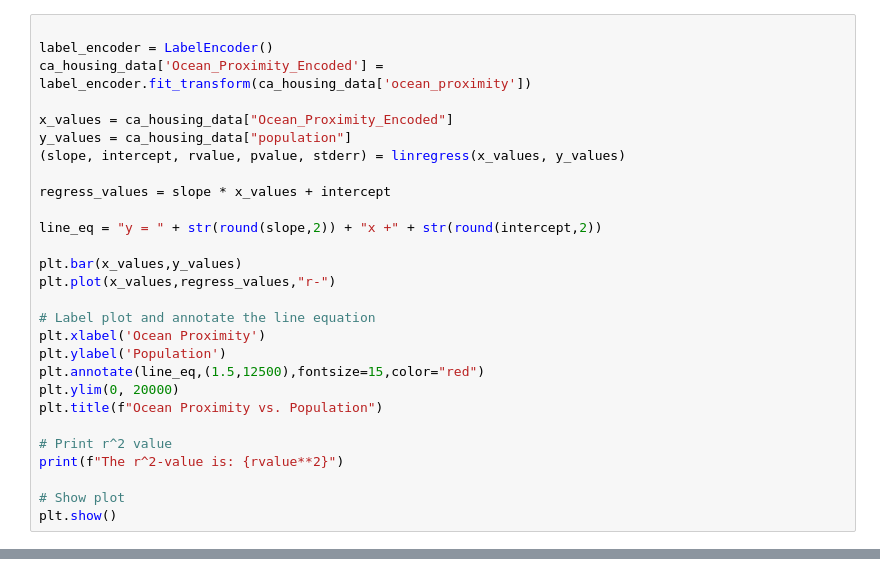
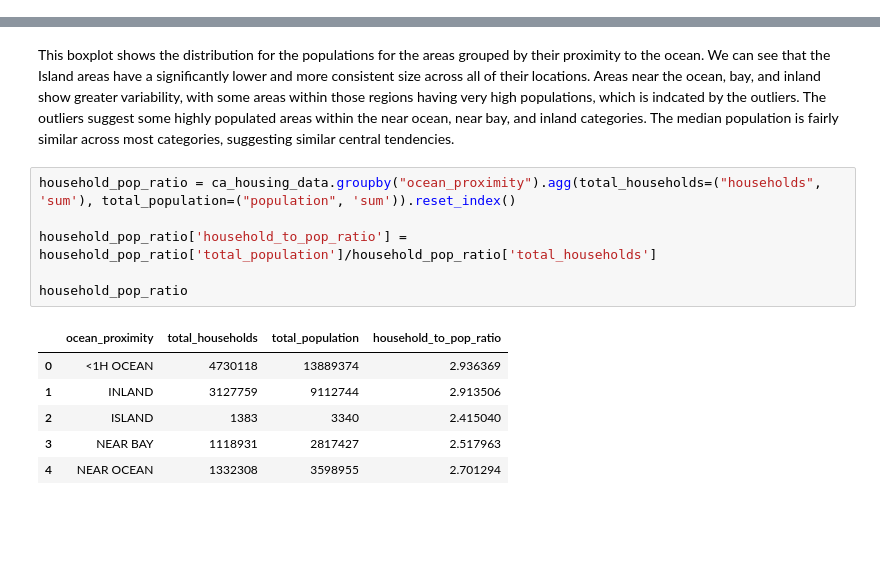
Before and after one commit to k22delafuente/Project_1_G2, a Jupyter notebook: kims_project_1.ipynb, the cells around one changed output, grey strips where cells are left out. Cells and saved outputs as stored; diff of their text form; blank space fills up the shorter version.

```diff
--- a/kims_project_1.ipynb
+++ b/kims_project_1.ipynb
@@ -84,28 +24,0 @@ plt.show()
-# %%
-
-label_encoder = LabelEncoder()
-ca_housing_data['Ocean_Proximity_Encoded'] = label_encoder.fit_transform(ca_housing_data['ocean_proximity'])
-
-x_values = ca_housing_data["Ocean_Proximity_Encoded"]
-y_values = ca_housing_data["population"]
-(slope, intercept, rvalue, pvalue, stderr) = linregress(x_values, y_values)
-
-regress_values = slope * x_values + intercept
-
-line_eq = "y = " + str(round(slope,2)) + "x +" + str(round(intercept,2))
-
-plt.bar(x_values,y_values)
-plt.plot(x_values,regress_values,"r-")
-
-# Label plot and annotate the line equation
-plt.xlabel('Ocean Proximity')
-plt.ylabel('Population')
-plt.annotate(line_eq,(1.5,12500),fontsize=15,color="red")
-plt.ylim(0, 20000)
-plt.title(f"Ocean Proximity vs. Population")
-
-# Print r^2 value
-print(f"The r^2-value is: {rvalue**2}")
-
-# Show plot
-plt.show()
@@ -114,0 +85,15 @@ The r^2-value is: 0.0049395992150810695
+# %% [markdown]
+This boxplot shows the distribution for the populations for the areas grouped by their proximity to the ocean. We can see that the Island areas have a significantly lower and more consistent size across all of their locations. Areas near the ocean, bay, and inland show greater variability, with some areas within those regions having very high populations, which is indcated by the outliers. The outliers suggest some highly populated areas within the near ocean, near bay, and inland categories. The median population is fairly similar across most categories, suggesting similar central tendencies.
+# %%
+household_pop_ratio = ca_housing_data.groupby("ocean_proximity").agg(total_households=("households", 'sum'), total_population=("population", 'sum')).reset_index()
+
+household_pop_ratio['household_to_pop_ratio'] = household_pop_ratio['total_population']/household_pop_ratio['total_households']
+
+household_pop_ratio
+# %% [output]
+|  | ocean_proximity | total_households | total_population | household_to_pop_ratio |
+| 0 | <1H OCEAN | 4730118 | 13889374 | 2.936369 |
+| 1 | INLAND | 3127759 | 9112744 | 2.913506 |
+| 2 | ISLAND | 1383 | 3340 | 2.415040 |
+| 3 | NEAR BAY | 1118931 | 2817427 | 2.517963 |
+| 4 | NEAR OCEAN | 1332308 | 3598955 | 2.701294 |
```
Also changed, not shown: parts of 9 cells of this notebook.
